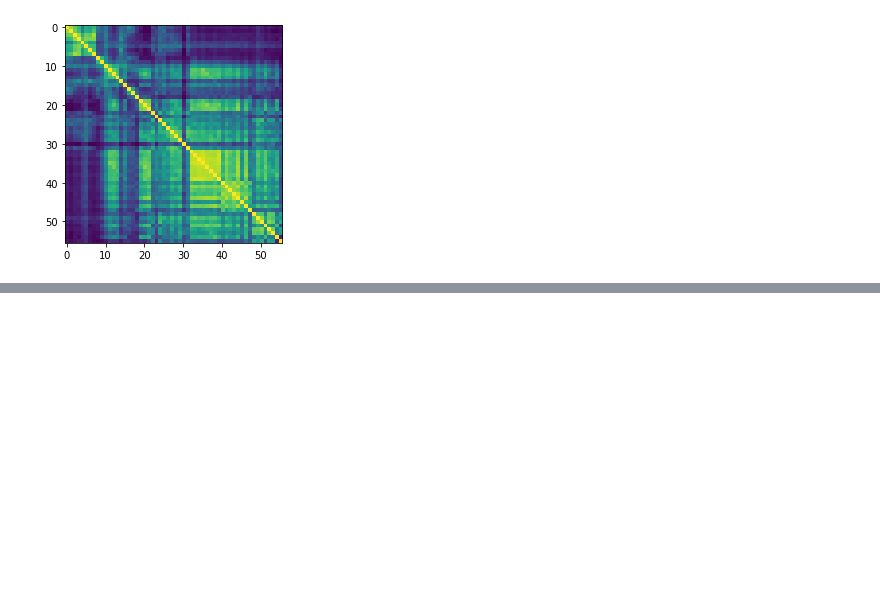
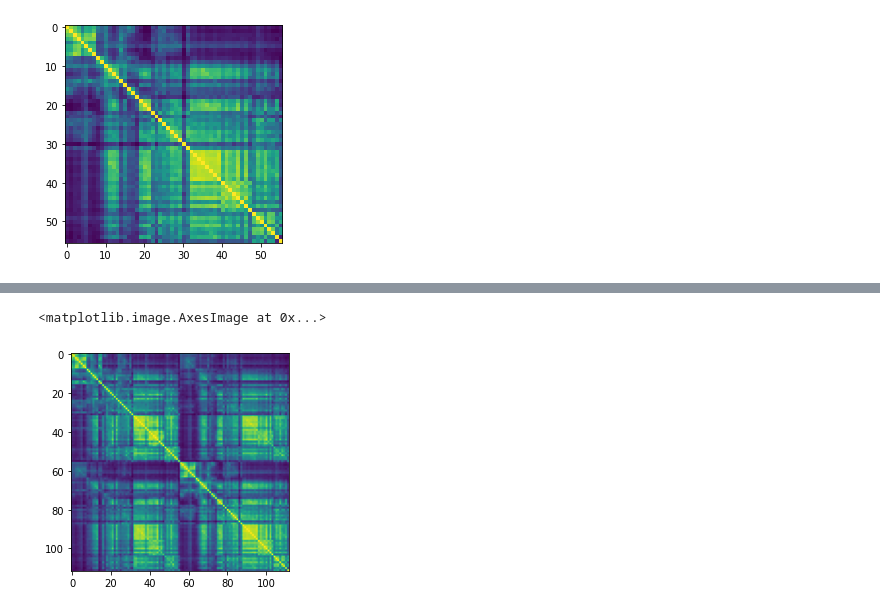
Before and after one commit to dawnfinzi/streams, a Jupyter notebook: notebooks/Fit_mega_matrices.ipynb, the cells around one changed output, grey strips where cells are left out. Cells and saved outputs as stored; diff of their text form; code cells hidden in the pictures; blank space fills up the shorter version.

```diff
--- a/notebooks/Fit_mega_matrices.ipynb
+++ b/notebooks/Fit_mega_matrices.ipynb
@@ -111,0 +134,9 @@ array([0, 0, 0, 0, 0, 0, 0, 0, 1, 1, 1, 1, 1, 1, 1, 1, 2, 2, 2, 2, 2, 2,
+# %%
+with open(local_data_dir + 'processed/mega_mega_matrix.data', 'rb') as filehandle:
+    # read the data as binary data stream
+    mega_mega_matrix = pickle.load(filehandle)
+# %%
+plt.imshow(mega_mega_matrix[0]) #just checking
+# %% [output]
+<matplotlib.image.AxesImage at 0x...>
+[figure, added]
```
Also changed, not shown: parts of 26 cells of this notebook, 3 other files.
